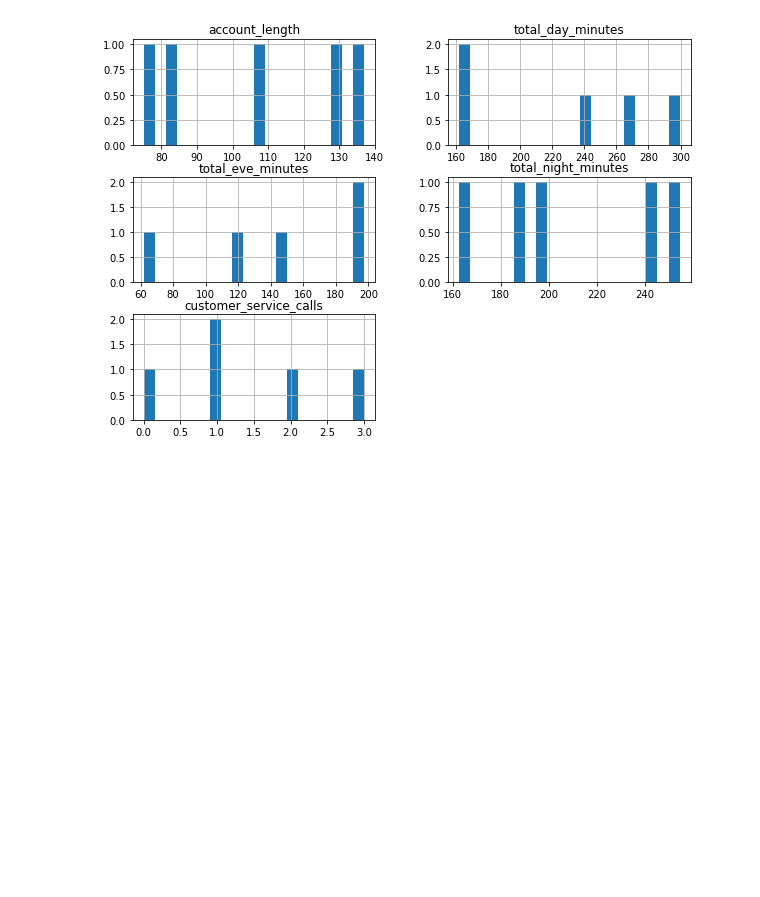
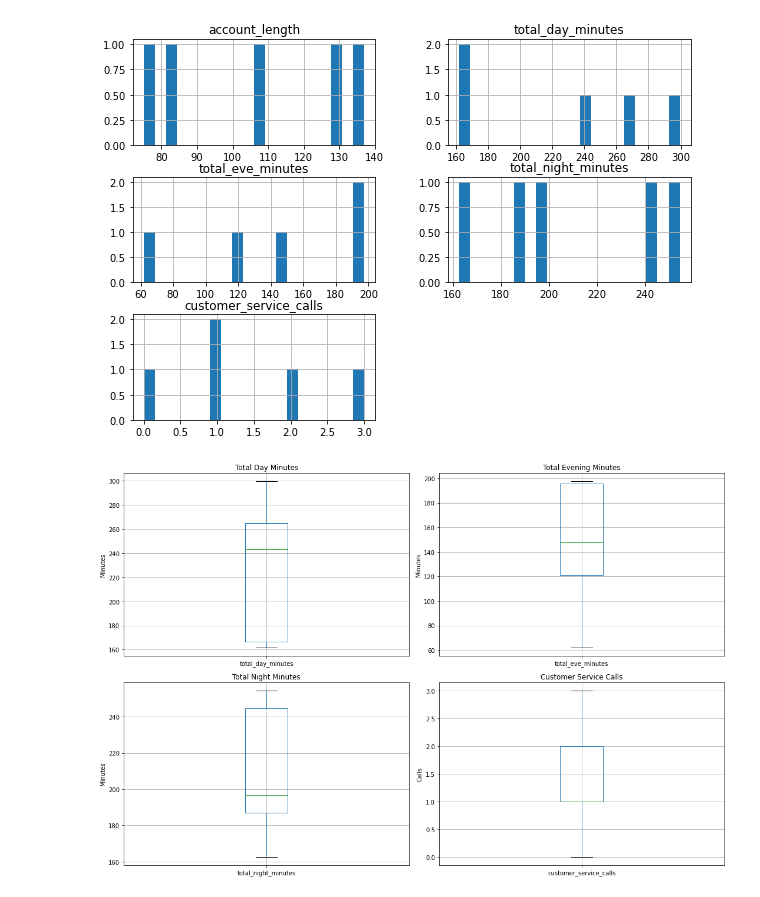
Before and after one commit to Bestina2024/PHASE-3-PROJECT, a Jupyter notebook: index.ipynb, the cells around one changed output. Saved outputs shown, nothing was run; the diff lists cells and outputs as text; code cells hidden in the pictures; blank space fills up the shorter version.

```diff
--- a/index.ipynb
+++ b/index.ipynb
@@ -226,3 +226,37 @@ df.hist(bins=20, figsize=(10, 7))
 plt.show()
 # %% [output]
 [figure]
+# %%
+plt.figure(figsize=(15, 10))
+
+# Subplot 1: Box plot for 'total_day_minutes'
+plt.subplot(2, 2, 1)
+fig1 = df.boxplot(column='total_day_minutes')
+fig1.set_title('Total Day Minutes')
+fig1.set_ylabel('Minutes')
+
+# Subplot 2: Box plot for 'total_eve_minutes'
+plt.subplot(2, 2, 2)
+fig2 = df.boxplot(column='total_eve_minutes')
+fig2.set_title('Total Evening Minutes')
+fig2.set_ylabel('Minutes')
+
+# Subplot 3: Box plot for 'total_night_minutes'
+plt.subplot(2, 2, 3)
+fig3 = df.boxplot(column='total_night_minutes')
+fig3.set_title('Total Night Minutes')
+fig3.set_ylabel('Minutes')
+
+# Subplot 4: Box plot for 'customer_service_calls'
+plt.subplot(2, 2, 4)
+fig4 = df.boxplot(column='customer_service_calls')
+fig4.set_title('Customer Service Calls')
+fig4.set_ylabel('Calls')
+
+# Adjust layout
+plt.tight_layout()
+
+# Show the plots
+plt.show()
+# %% [output]
+[figure, added]
```
